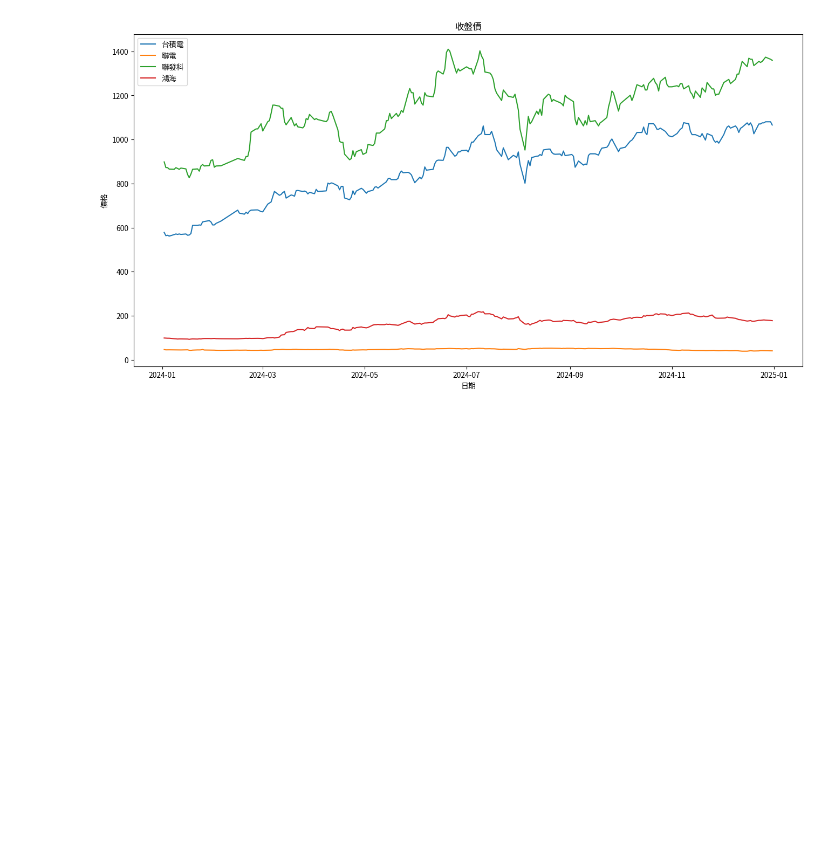
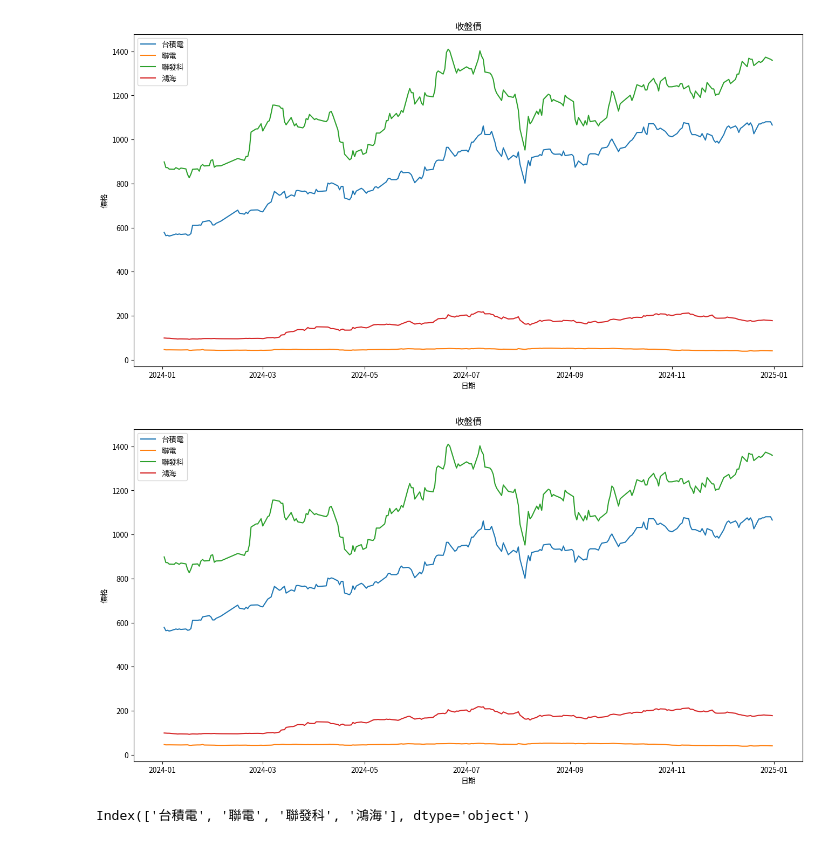
Before and after one commit to robertchang941229/robert, a Jupyter notebook: lesson18/lesson18_2.ipynb, the cells around one changed output. Cells and saved outputs as stored; diff of their text form; code cells hidden in the pictures; blank space fills up the shorter version.

```diff
--- a/lesson18/lesson18_2.ipynb
+++ b/lesson18/lesson18_2.ipynb
@@ -166,7 +167,17 @@ plt.show()
 # %%
 #標準寫法
 figure=plt.figure(figsize=(16, 8))
 ax=figure.add_subplot(111)
 for column in close_prices_df.columns:
     ax.plot(close_prices_df.index, close_prices_df[column], label=column)
 ax.set_title("收盤價")
+ax.set_xlabel('日期')
+ax.set_ylabel('價格')
+ax.legend()
+plt.show()
+# %% [output]
+[figure, added]
+# %%
+close_prices_df.columns
+# %% [output]
+Index(['台積電', '聯電', '聯發科', '鴻海'], dtype='object')
```
Also changed, not shown: parts of 7 cells of this notebook.
